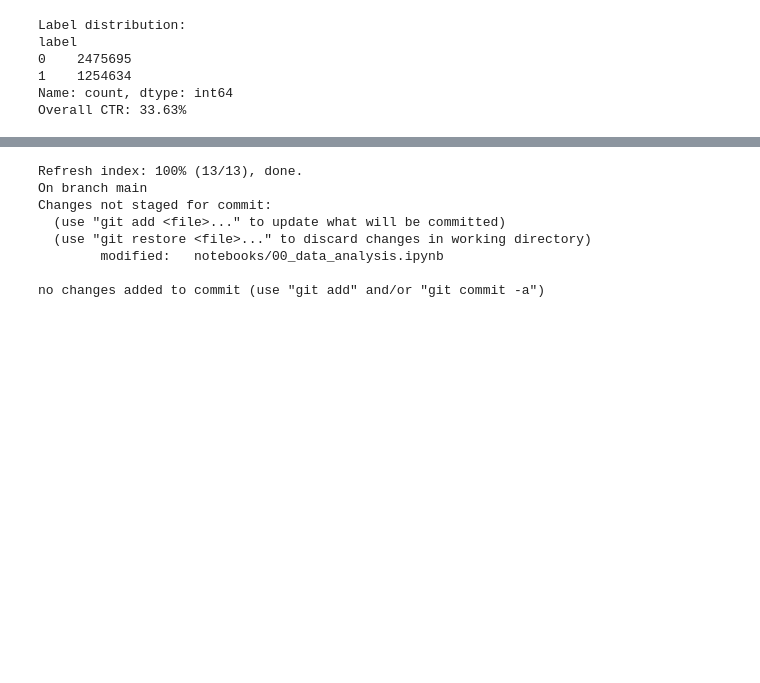
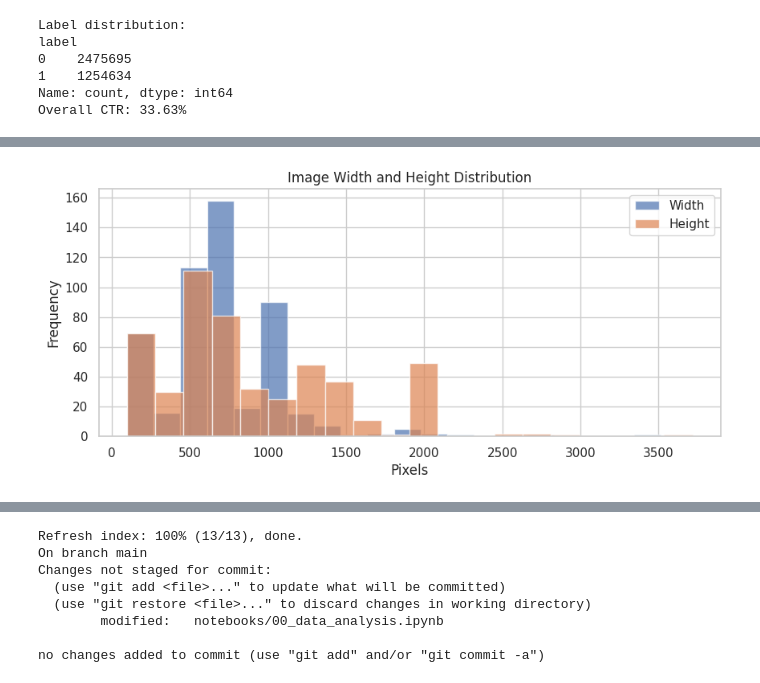
Before and after one commit to sheebaboy33/ColdFusionX, a Jupyter notebook: notebooks/00_data_analysis.ipynb, the cells around one changed output, grey strips where cells are left out. Drawn from its saved outputs; the diff is of its cells as text; code cells hidden in the pictures; blank space fills up the shorter version.

```diff
--- a/notebooks/00_data_analysis.ipynb
+++ b/notebooks/00_data_analysis.ipynb
@@ -515,0 +580,27 @@ Overall CTR: 33.63%
+# %%
+# Get image metadata from a random sample
+from tqdm import tqdm
+
+image_stats = []
+sample_items = df[df['image_exists']]['image_path'].drop_duplicates().sample(500, random_state=42)
+
+for path in tqdm(sample_items):
+    try:
+        with Image.open(path) as img:
+            image_stats.append({
+                "filename": os.path.basename(path),
+                "format": img.format,
+                "size": img.size,  # (width, height)
+                "mode": img.mode
+            })
+    except Exception as e:
+        print(f"Error reading {path}: {e}")
+
+# Convert to DataFrame
+img_df = pd.DataFrame(image_stats)
+
+# Summary stats
+print("Image format counts:\n", img_df['format'].value_counts())
+print("Image mode counts:\n", img_df['mode'].value_counts())
+print("Resolution stats (W×H):")
+display(img_df['size'].apply(lambda x: f"{x[0]}x{x[1]}").value_counts().head(10))
@@ -515,0 +634,15 @@ Overall CTR: 33.63%
+# %%
+widths = img_df['size'].apply(lambda x: x[0])
+heights = img_df['size'].apply(lambda x: x[1])
+
+plt.figure(figsize=(10, 4))
+plt.hist(widths, bins=20, alpha=0.7, label='Width')
+plt.hist(heights, bins=20, alpha=0.7, label='Height')
+plt.title("Image Width and Height Distribution")
+plt.xlabel("Pixels")
+plt.ylabel("Frequency")
+plt.legend()
+plt.grid(True)
+plt.show()
+# %% [output]
+[figure, added]
```
Also changed, not shown: parts of 18 cells of this notebook.
